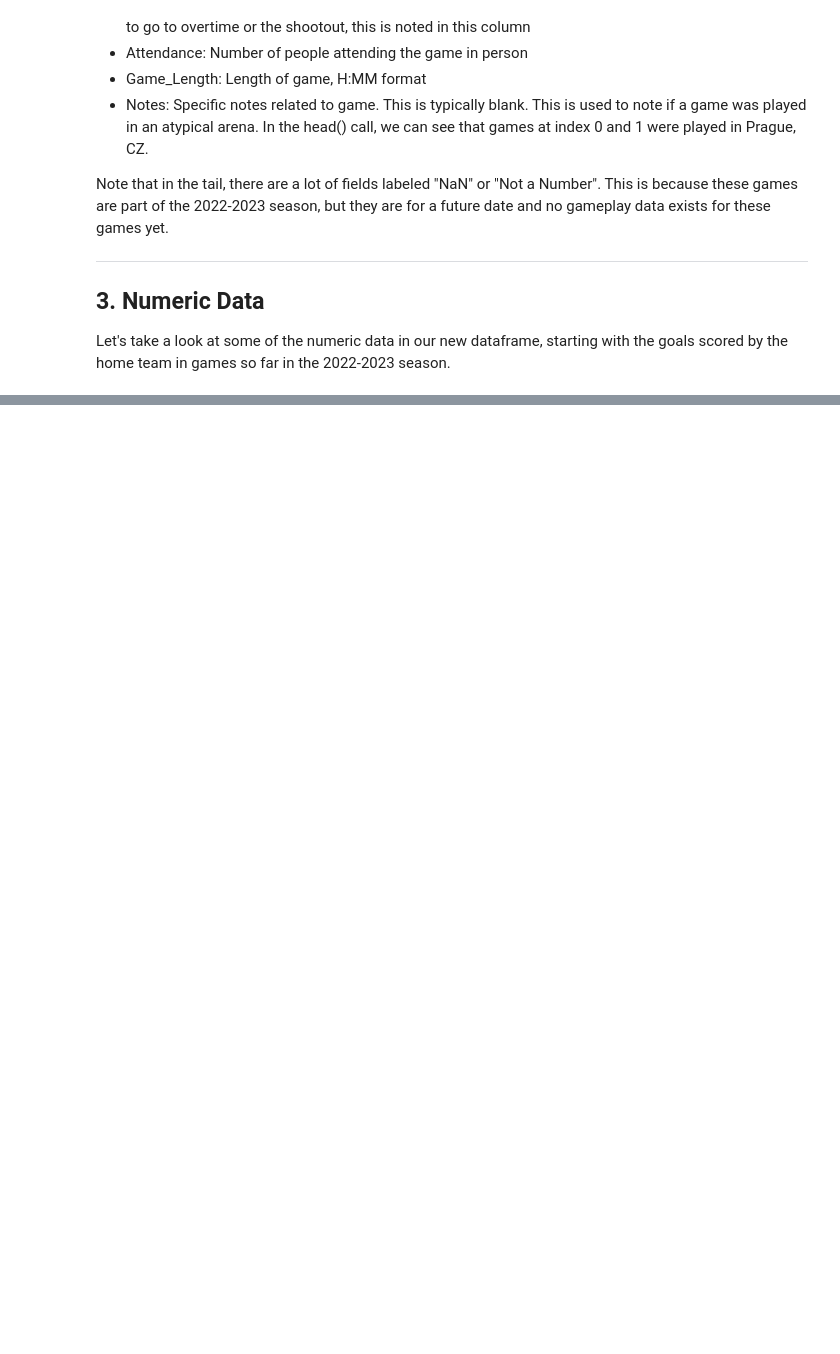
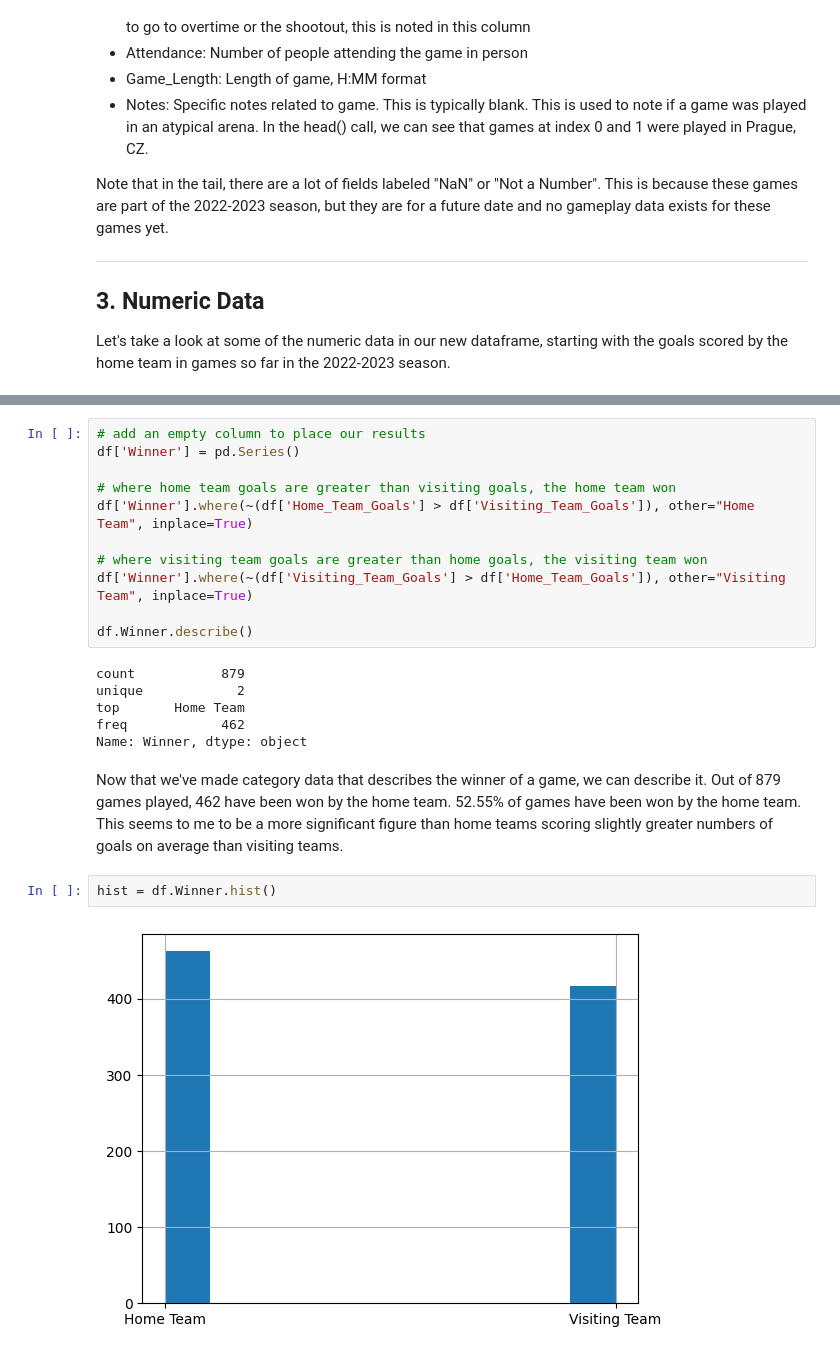
Before and after one commit to tgormly/datafun-06-projects, a Jupyter notebook: Task3.ipynb, the cells around one changed output, grey strips where cells are left out. Cells and saved outputs as stored; diff of their text form; blank space fills up the shorter version.

```diff
--- a/Task3.ipynb
+++ b/Task3.ipynb
@@ -131,0 +314,23 @@ TODO:
+# %%
+# add an empty column to place our results
+df['Winner'] = pd.Series()
+
+# where home team goals are greater than visiting goals, the home team won
+df['Winner'].where(~(df['Home_Team_Goals'] > df['Visiting_Team_Goals']), other="Home Team", inplace=True)
+
+# where visiting team goals are greater than home goals, the visiting team won
+df['Winner'].where(~(df['Visiting_Team_Goals'] > df['Home_Team_Goals']), other="Visiting Team", inplace=True)
+
+df.Winner.describe()
+# %% [output]
+count           879
+unique            2
+top       Home Team
+freq            462
+Name: Winner, dtype: object
+# %% [markdown]
+Now that we've made category data that describes the winner of a game, we can describe it.  Out of 879 games played, 462 have been won by the home team.  52.55% of games have been won by the home team.  This seems to me to be a more significant figure than home teams scoring slightly greater numbers of goals on average than visiting teams.
+# %%
+hist = df.Winner.hist()
+# %% [output]
+[figure, added]
```
Also changed, not shown: parts of 31 cells of this notebook, 1 other file.
